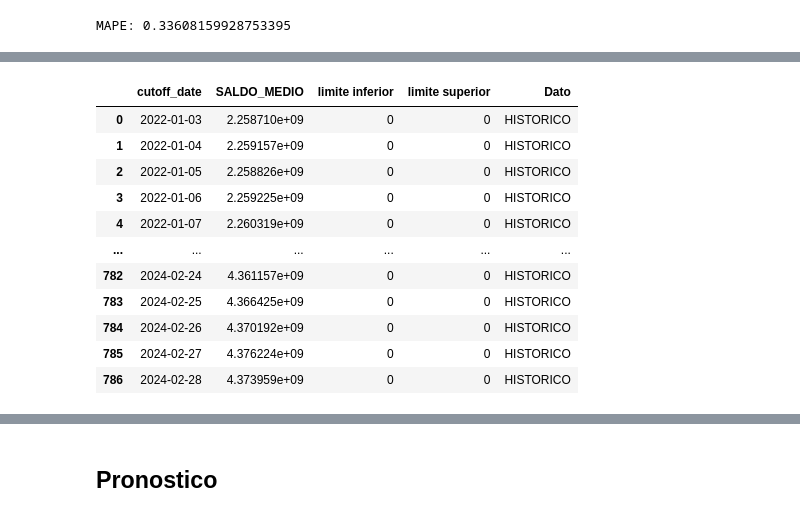
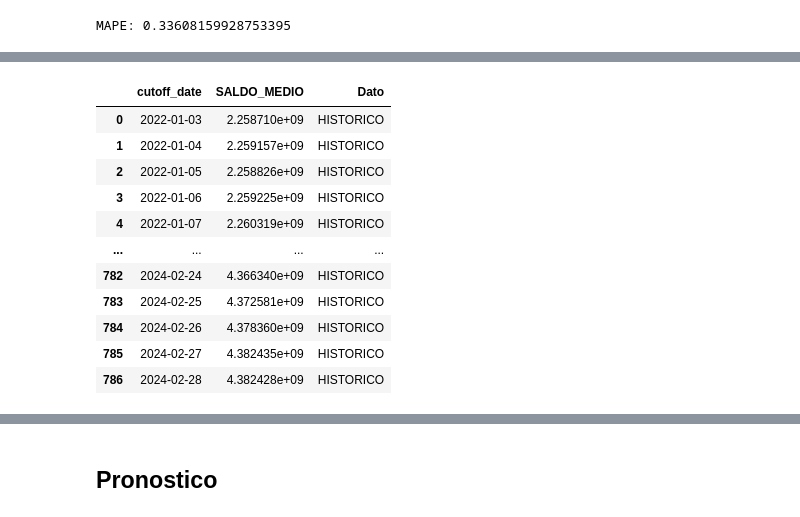
Before and after one commit to Michaelcortes28/Codigo-de-modelo-Double-Exponential-Smoothing-con-Pycaret., a Jupyter notebook: TARJETAS.ipynb, the cells around one changed output, grey strips where cells are left out. Cells and saved outputs as stored; diff of their text form; code cells hidden in the pictures.

```diff
--- a/TARJETAS.ipynb
+++ b/TARJETAS.ipynb
@@ -291,87 +334,85 @@ MAPE: 0.33608159928753395
 # %%
-consumo = base.filter(col("PRODUCTO") == "TARJETAS") \
-                .filter(col("cutoff_date") < "2024-02-01") \
-                .filter(~col("cutoff_date").isin("2023-07-04","2023-10-02","2024-01-02","2023-04-03","2023-05-23","2023-05-29","2023-02-27","2023-04-26","2023-04-27","2023-04-28"))
+# Filtrar el producto "TARJETAS" y el rango de fechas requerido
+tarjetas = base.filter(col("PRODUCTO") == "TARJETAS") \
+               .filter(col("cutoff_date") < "2024-02-01") \
+               .filter(~col("cutoff_date").isin("2023-07-04", "2023-10-02", "2024-01-02", "2023-04-03", "2023-05-23", "2023-05-29", "2023-02-27", "2023-04-26", "2023-04-27", "2023-04-28"))
 
 # Preparar datos para `SALDO_MEDIO`
-consumofin = consumo.withColumn("cutoff_date", to_date("cutoff_date", "yyyy-MM-dd")) \
-                    .withColumn("SALDO_PUNTUAL", col("SALDO_PUNTUAL").cast("long")) \
-                    .withColumn("SALDO_MEDIO", col("SALDO_MEDIO").cast("long"))
+tarfin = tarjetas.withColumn("cutoff_date", to_date("cutoff_date", "yyyy-MM-dd")) \
+                 .withColumn("SALDO_PUNTUAL", col("SALDO_PUNTUAL").cast("long")) \
+                 .withColumn("SALDO_MEDIO", col("SALDO_MEDIO").cast("long"))
 
 # Obtener fechas mínimas y máximas
-min_max_dates = consumofin.select(min("cutoff_date").alias("min_fecha"), max("cutoff_date").alias("max_fecha")).collect()
-min_fecha, max_fecha = min_max_dates[0]
+min_max_dates_tar = tarfin.select(min("cutoff_date").alias("min_fecha"), max("cutoff_date").alias("max_fecha")).collect()
+min_fecha, max_fecha = min_max_dates_tar[0]
 
 # Crear rango de fechas
-rango_df = spark.range(0, 1).select(F.expr(f"sequence(to_date('{min_fecha}'), to_date('{max_fecha}'), interval 1 day) as fecha")) \
-                            .withColumn("cutoff_date", explode("fecha"))
+rango_df_tar = spark.range(0, 1).select(F.expr(f"sequence(to_date('{min_fecha}'), to_date('{max_fecha}'), interval 1 day) as fecha")) \
+                                .withColumn("cutoff_date", explode("fecha"))
 
 # Unir con datos históricos
-consumo_df = rango_df.join(consumofin, "cutoff_date", "left_outer").dropDuplicates()
+tarjetas_df = rango_df_tar.join(tarfin, "cutoff_date", "left_outer").dropDuplicates()
 
 # Definir la ventana de datos
 window_spec = Window.orderBy("cutoff_date").rowsBetween(Window.unboundedPreceding, 0)
 
 # Completar datos con el último valor disponible
-consumo_completo = consumo_df.withColumn("SALDO_PUNTUAL", F.last("SALDO_PUNTUAL", ignorenulls=True).over(window_spec)) \
-                             .withColumn("SALDO_MEDIO", F.last("SALDO_MEDIO", ignorenulls=True).over(window_spec))
+tarjetas_completo = tarjetas_df.withColumn("SALDO_PUNTUAL", F.last("SALDO_PUNTUAL", ignorenulls=True).over(window_spec)) \
+                               .withColumn("SALDO_MEDIO", F.last("SALDO_MEDIO", ignorenulls=True).over(window_spec))
 
 # Seleccionar y ordenar `SALDO_MEDIO`
-consumo_medio = consumo_completo.select("cutoff_date", "SALDO_MEDIO").orderBy("cutoff_date")
+tarjetas_medio = tarjetas_completo.select("cutoff_date", "SALDO_MEDIO").orderBy("cutoff_date")
 
 # Convertir a pandas
-consumo_medio = consumo_medio.toPandas()
+tarjetas_medio = tarjetas_medio.toPandas()
 
 # Construcción del modelo de predicción para `SALDO_MEDIO`
-con = TSForecastingExperiment()
-con = con.setup(consumo_medio['SALDO_MEDIO'], fold=3, fh=30, verbose=False)
+tar = TSForecastingExperiment()
+tar = tar.setup(tarjetas_medio['SALDO_MEDIO'], fold=3, fh=30, verbose=False)
 
 # Escoger modelo
-# cons = con.compare_models(n_select=3, sort="MAE")
+# tar_mod = tar.compare_models(n_select=3, sort="MAE")
 # Crear el modelo escogido
-dt_con = con.create_model('br_cds_dt', verbose=False)
+dt_tar = tar.create_model('br_cds_dt', verbose=False)
 
 # Mejorar los hiperparámetros
-nuned_con = con.tune_model(dt_con, verbose=False)
+tuned_tar = tar.tune_model(dt_tar, verbose=False)
 
 # Datos del modelo
-y_pred = con.predict_model(dt_con, verbose=False)
+y_pred_tar = tar.predict_model(dt_tar, verbose=False)
 
 # Datos reales
-y_train = con.get_config("y_train")
+y_train_tar = tar.get_config("y_train")
 
 # Finalizar la construcción del modelo
-final_con = con.finalize_model(nuned_con)
+final_tar = tar.finalize_model(tuned_tar)
 
 # Conjunto de predicción
-y_predict = con.predict_model(final_con)
+y_predict_tar = tar.predict_model(final_tar)
 
 # Crear base de predicciones
-rango_fechas = pd.date_range(start='2024-02-01', end='2024-03-01', freq='D')
-y_predict["cutoff_date"] = rango_fechas
-y_predict = y_predict[~y_predict['cutoff_date'].isin(["2024-02-29", "2024-03-01"])]
-y_predict = y_predict.rename(columns={'y_pred': 'SALDO_MEDIO'})
-y_predict = y_predict[['cutoff_date', 'SALDO_MEDIO']]
+rango_fechas_tar = pd.date_range(start='2024-02-01', end='2024-03-01', freq='D')
+y_predict_tar["cutoff_date"] = rango_fechas_tar
+y_predict_tar = y_predict_tar[~y_predict_tar['cutoff_date'].isin(["2024-02-29", "2024-03-01"])]
+y_predict_tar = y_predict_tar.rename(columns={'y_pred': 'SALDO_MEDIO'})
+y_predict_tar = y_predict_tar[['cutoff_date', 'SALDO_MEDIO']]
 
 # Crear base de datos con los datos históricos y predicciones
-consumo__ = pd.concat([consumo_medio, y_predict], ignore_index=True)
-consumo__["limite inferior"] = "0"
-consumo__["limite superior"] = "0"
-consumo__["Dato"] = "HISTORICO"
-consumo__['cutoff_date'] = pd.to_datetime(consumo__['cutoff_date'])
-consumo__['cutoff_date'] = consumo__['cutoff_date'].dt.date
-
-consumo__
+tarjetas__ = pd.concat([tarjetas_medio, y_predict_tar], ignore_index=True)
+tarjetas__["Dato"] = "HISTORICO"
+tarjetas__['cutoff_date'] = pd.to_datetime(tarjetas__['cutoff_date'])
+tarjetas__['cutoff_date'] = tarjetas__['cutoff_date'].dt.date
+tarjetas__
 # %% [output]
-|  | cutoff_date | SALDO_MEDIO | limite inferior | limite superior | Dato |
-| 0 | 2022-01-03 | 2.258710e+09 | 0 | 0 | HISTORICO |
-| 1 | 2022-01-04 | 2.259157e+09 | 0 | 0 | HISTORICO |
-| 2 | 2022-01-05 | 2.258826e+09 | 0 | 0 | HISTORICO |
-| 3 | 2022-01-06 | 2.259225e+09 | 0 | 0 | HISTORICO |
-| 4 | 2022-01-07 | 2.260319e+09 | 0 | 0 | HISTORICO |
-| ... | ... | ... | ... | ... | ... |
-| 782 | 2024-02-24 | 4.361157e+09 | 0 | 0 | HISTORICO |
-| 783 | 2024-02-25 | 4.366425e+09 | 0 | 0 | HISTORICO |
-| 784 | 2024-02-26 | 4.370192e+09 | 0 | 0 | HISTORICO |
-| 785 | 2024-02-27 | 4.376224e+09 | 0 | 0 | HISTORICO |
-| 786 | 2024-02-28 | 4.373959e+09 | 0 | 0 | HISTORICO |
+|  | cutoff_date | SALDO_MEDIO | Dato |
+| 0 | 2022-01-03 | 2.258710e+09 | HISTORICO |
+| 1 | 2022-01-04 | 2.259157e+09 | HISTORICO |
+| 2 | 2022-01-05 | 2.258826e+09 | HISTORICO |
+| 3 | 2022-01-06 | 2.259225e+09 | HISTORICO |
+| 4 | 2022-01-07 | 2.260319e+09 | HISTORICO |
+| ... | ... | ... | ... |
+| 782 | 2024-02-24 | 4.366340e+09 | HISTORICO |
+| 783 | 2024-02-25 | 4.372581e+09 | HISTORICO |
+| 784 | 2024-02-26 | 4.378360e+09 | HISTORICO |
+| 785 | 2024-02-27 | 4.382435e+09 | HISTORICO |
+| 786 | 2024-02-28 | 4.382428e+09 | HISTORICO |
```
Also changed, not shown: parts of 25 cells of this notebook.
